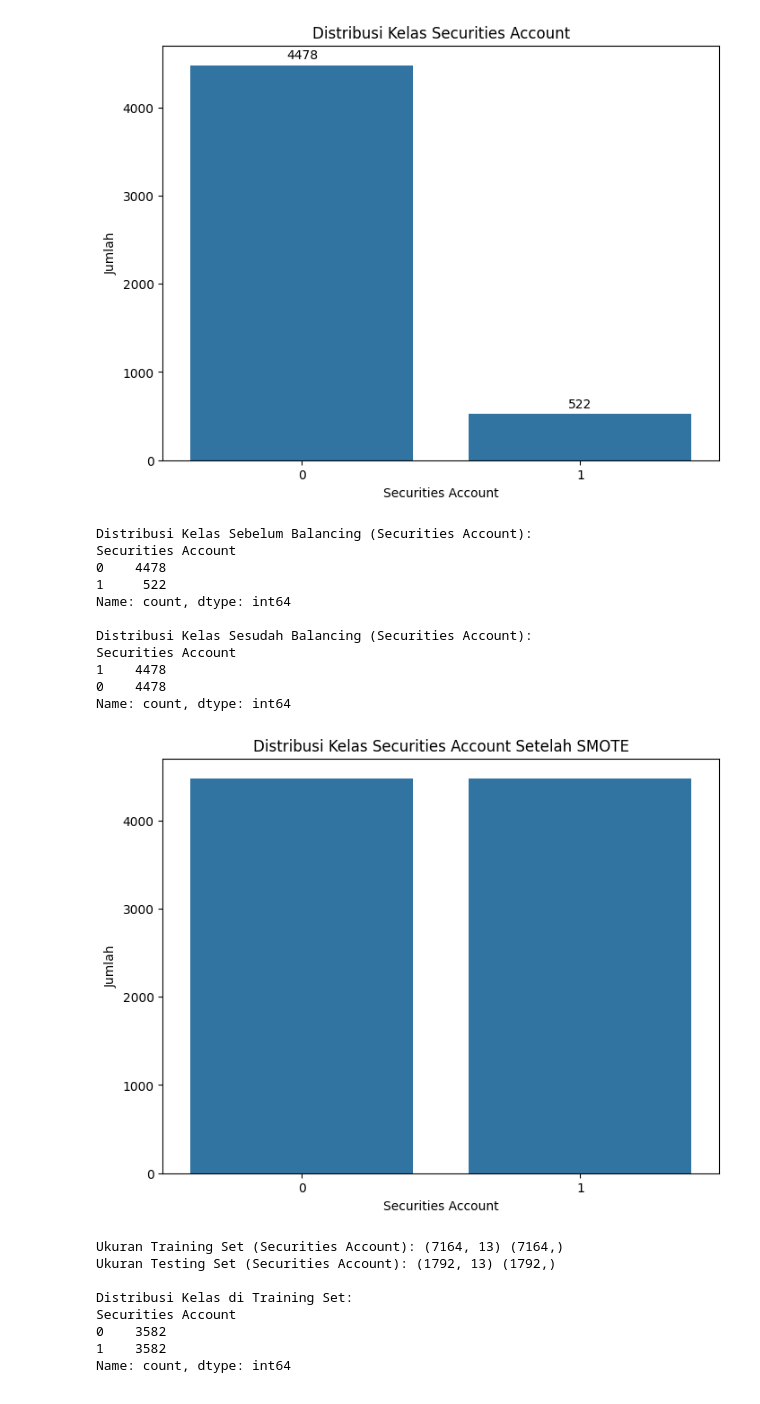
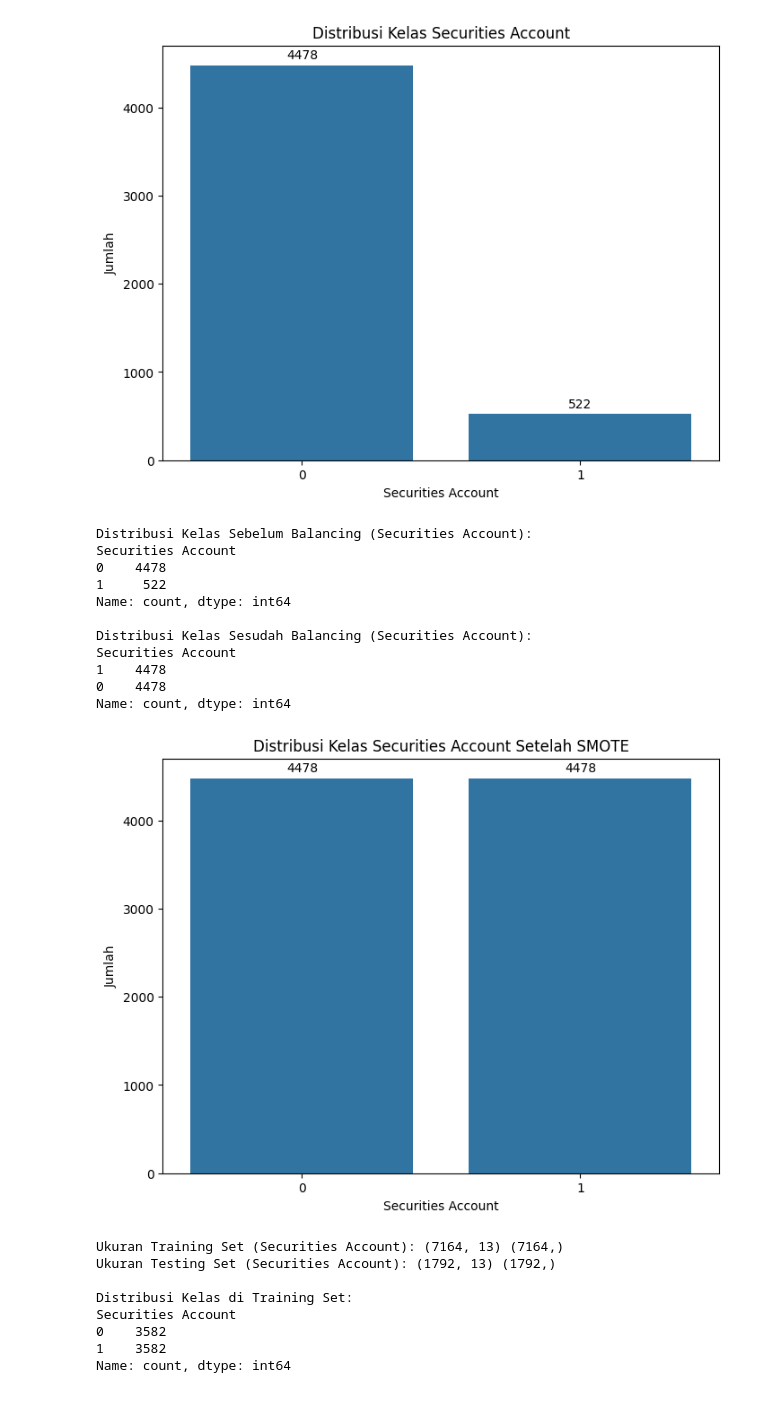
Before and after one commit to muhhanif27/DIP_TEORI, a Jupyter notebook: Tugas4/tugas4.ipynb, the cells around one changed output. Saved outputs shown, nothing was run; the diff lists cells and outputs as text; code cells hidden in the pictures.

```diff
--- a/Tugas4/tugas4.ipynb
+++ b/Tugas4/tugas4.ipynb
@@ -125,35 +125,36 @@ Name: proportion, dtype: float64
 X = data.drop('Securities Account', axis=1)
 y = data['Securities Account']
 
 # Terapkan SMOTE
 X_balanced_sa, y_balanced_sa = smote.fit_resample(X, y)
 
 # Perbandingan distribusi kelas
 print("Distribusi Kelas Sebelum Balancing (Securities Account):")
 print(y.value_counts())
 print("\nDistribusi Kelas Sesudah Balancing (Securities Account):")
 print(pd.Series(y_balanced_sa).value_counts())
 
 # Visualisasi distribusi kelas setelah balancing
 plt.figure(figsize=(8, 6))
-sns.countplot(x=y_balanced_sa)
+ax = sns.countplot(x=y_balanced_sa)
+add_counts(ax)
 plt.title('Distribusi Kelas Securities Account Setelah SMOTE')
 plt.xlabel('Securities Account')
 plt.ylabel('Jumlah')
 plt.show()
 # %% [output]
 Distribusi Kelas Sebelum Balancing (Securities Account):
 Securities Account
 0    4478
 1     522
 Name: count, dtype: int64
 
 Distribusi Kelas Sesudah Balancing (Securities Account):
 Securities Account
 1    4478
 0    4478
 Name: count, dtype: int64
-[figure, old version]
+[figure, new version]
 # %%
 # Splitting data
 X_train_sa, X_test_sa, y_train_sa, y_test_sa = train_test_split(
```
